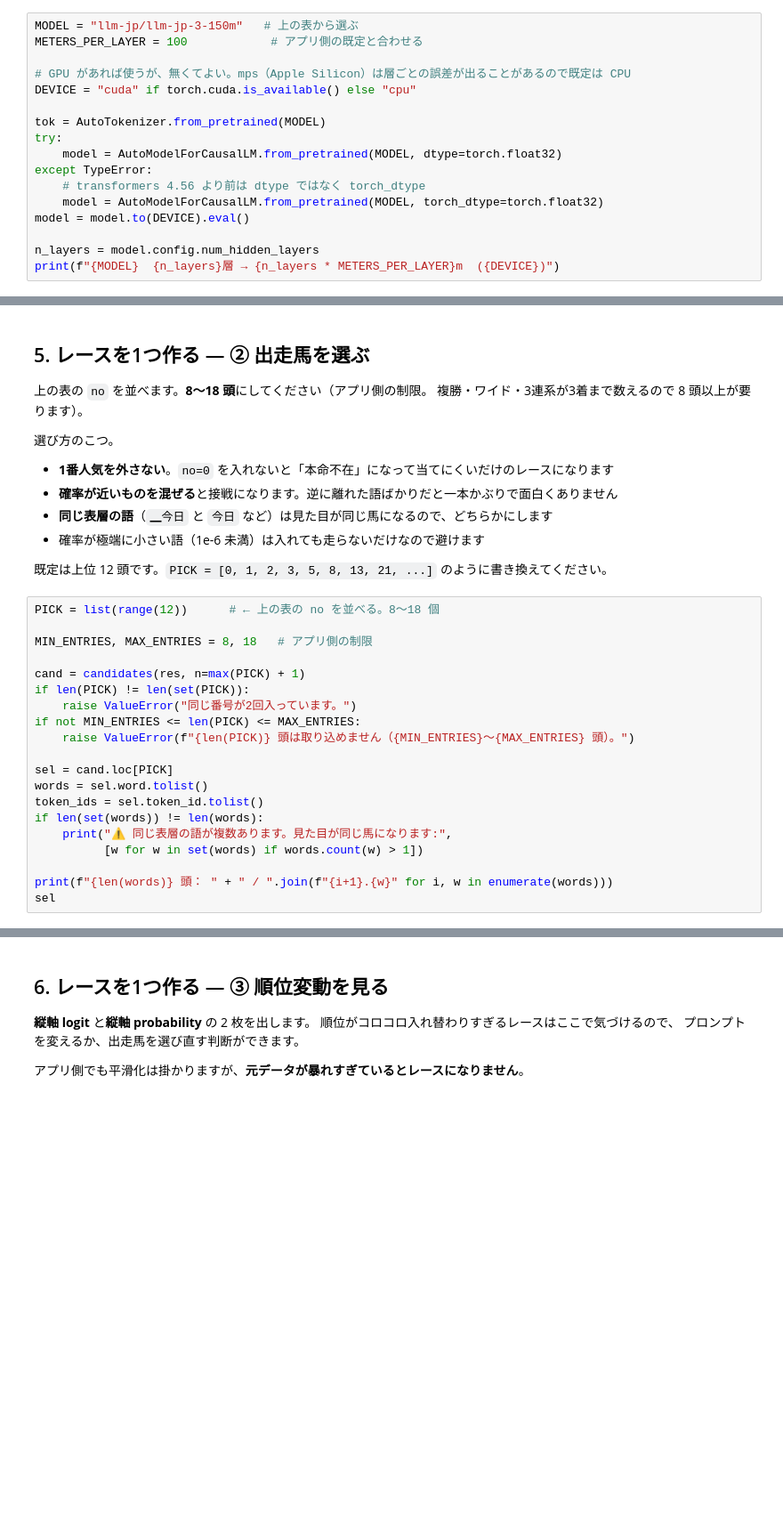
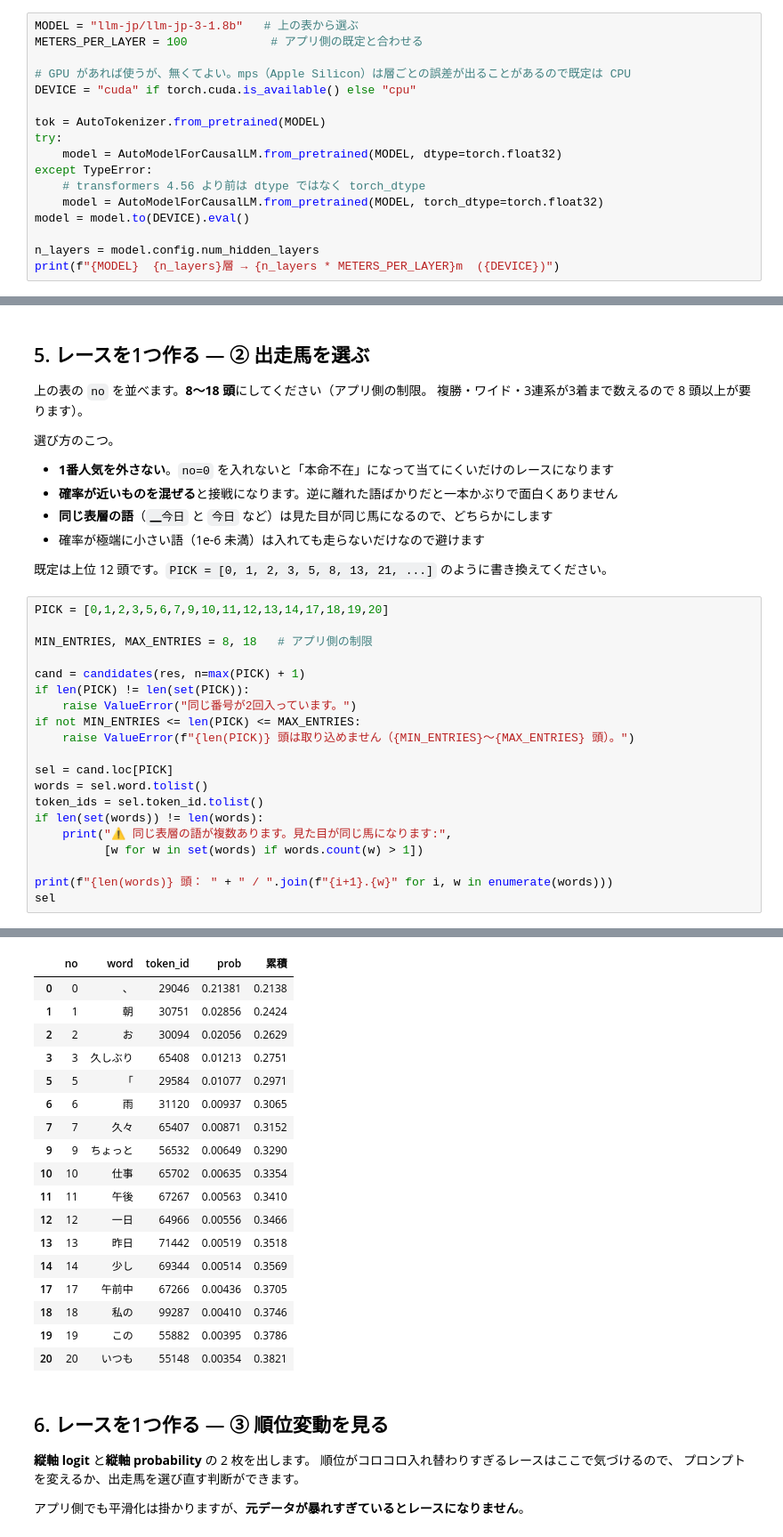
Before and after one commit to shibata-nlp-lab/open_campus_exhibition, a Jupyter notebook: notebooks/next_word_race.ipynb, the cells around one changed output, grey strips where cells are left out. Shown at 89% size. Saved outputs shown, nothing was run; the diff lists cells and outputs as text; blank space fills up the shorter version.

```diff
--- a/notebooks/next_word_race.ipynb
+++ b/notebooks/next_word_race.ipynb
@@ -91,7 +124,7 @@ else:
 
 **このセルは 1 回だけ実行すれば十分**です。レースを作り直すときは 4 章から回してください。
 # %%
-MODEL = "llm-jp/llm-jp-3-150m"   # 上の表から選ぶ
+MODEL = "llm-jp/llm-jp-3-1.8b"   # 上の表から選ぶ
 METERS_PER_LAYER = 100            # アプリ側の既定と合わせる
 
 # GPU があれば使うが、無くてよい。mps（Apple Silicon）は層ごとの誤差が出ることがあるので既定は CPU
@@ -183,7 +240,7 @@ candidates(res, n=30)
 
 既定は上位 12 頭です。`PICK = [0, 1, 2, 3, 5, 8, 13, 21, ...]` のように書き換えてください。
 # %%
-PICK = list(range(12))      # ← 上の表の no を並べる。8〜18 個
+PICK = [0,1,2,3,5,6,7,9,10,11,12,13,14,17,18,19,20]
 
 MIN_ENTRIES, MAX_ENTRIES = 8, 18   # アプリ側の制限
 
@@ -202,3 +259,4 @@ if len(set(words)) != len(words):
 
 print(f"{len(words)} 頭： " + " / ".join(f"{i+1}.{w}" for i, w in enumerate(words)))
 sel
+# %% [output]
@@ -205,3 +264,21 @@ sel
+|  | no | word | token_id | prob | 累積 |
+| 0 | 0 | 、 | 29046 | 0.21381 | 0.2138 |
+| 1 | 1 | 朝 | 30751 | 0.02856 | 0.2424 |
+| 2 | 2 | お | 30094 | 0.02056 | 0.2629 |
+| 3 | 3 | 久しぶり | 65408 | 0.01213 | 0.2751 |
+| 5 | 5 | 「 | 29584 | 0.01077 | 0.2971 |
+| 6 | 6 | 雨 | 31120 | 0.00937 | 0.3065 |
+| 7 | 7 | 久々 | 65407 | 0.00871 | 0.3152 |
+| 9 | 9 | ちょっと | 56532 | 0.00649 | 0.3290 |
+| 10 | 10 | 仕事 | 65702 | 0.00635 | 0.3354 |
+| 11 | 11 | 午後 | 67267 | 0.00563 | 0.3410 |
+| 12 | 12 | 一日 | 64966 | 0.00556 | 0.3466 |
+| 13 | 13 | 昨日 | 71442 | 0.00519 | 0.3518 |
+| 14 | 14 | 少し | 69344 | 0.00514 | 0.3569 |
+| 17 | 17 | 午前中 | 67266 | 0.00436 | 0.3705 |
+| 18 | 18 | 私の | 99287 | 0.00410 | 0.3746 |
+| 19 | 19 | この | 55882 | 0.00395 | 0.3786 |
+| 20 | 20 | いつも | 55148 | 0.00354 | 0.3821 |
 # %% [markdown]
 ## 6. レースを1つ作る — ③ 順位変動を見る
 
```
Also changed, not shown: parts of 9 cells of this notebook, 6 other files.
